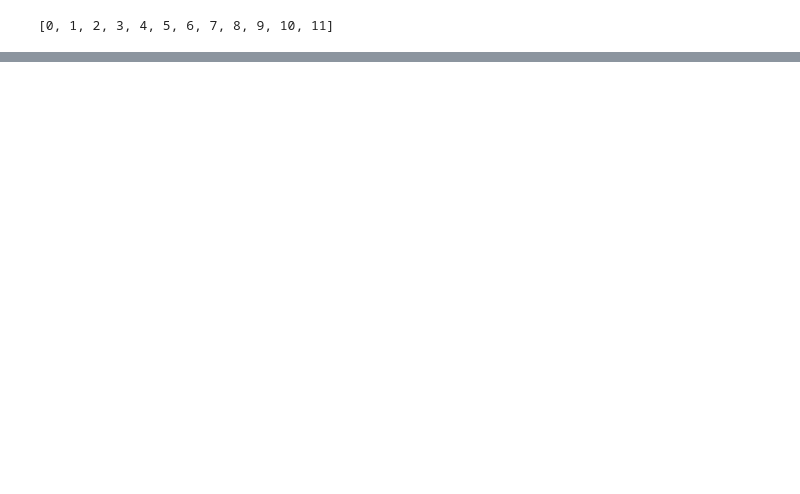
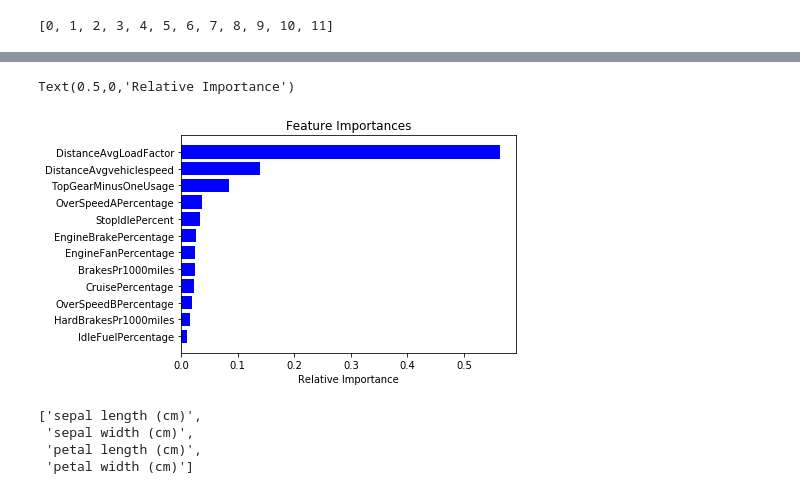
Before and after one commit to Kdswsj/TruckDriverBehaviorAndConsequences, a Jupyter notebook: RandomForestRegressor_FeatureImportance.ipynb, the cells around one changed output, grey strips where cells are left out. Saved outputs shown, nothing was run; the diff lists cells and outputs as text; code cells hidden in the pictures; blank space fills up the shorter version.

```diff
--- a/RandomForestRegressor_FeatureImportance.ipynb
+++ b/RandomForestRegressor_FeatureImportance.ipynb
@@ -24,6 +26,6 @@ X = df[['DistanceAvgLoadFactor', 'StopIdlePercent', 'DistanceAvgvehiclespeed','T
            'OverSpeedAPercentage', 'EngineFanPercentage']]
 y = df['DriveFuelEconomy']
 # %%
-regr = RandomForestRegressor(max_depth=10, random_state=0)
+regr = RandomForestRegressor(max_depth=12, random_state=0)
 regr.fit(X, y)
 # %% [output]
@@ -48,5 +48,13 @@ p = figure(plot_width = 400, plot_height=400)
+# %%
+features = ['DistanceAvgLoadFactor', 'StopIdlePercent', 'DistanceAvgvehiclespeed','TopGearMinusOneUsage', 'HardBrakesPr1000miles', \
+           'BrakesPr1000miles', 'IdleFuelPercentage', 'EngineBrakePercentage', 'CruisePercentage', 'OverSpeedBPercentage', \
+           'OverSpeedAPercentage', 'EngineFanPercentage']
 # %%
 y1 = [x for x in range(len(X.columns))]
 y1
 # %% [output]
 [0, 1, 2, 3, 4, 5, 6, 7, 8, 9, 10, 11]
+# %%
+importances = regr.feature_importances_
+indices = np.argsort(importances)
+f = [features[i] for i in indices]
@@ -58,0 +74,8 @@ show(p)
+# %%
+plt.title('Feature Importances')
+plt.barh(range(len(indices)), importances[indices], color='b', align='center')
+plt.yticks(range(len(indices)), f)
+plt.xlabel('Relative Importance')
+# %% [output]
+Text(0.5,0,'Relative Importance')
+[figure, added]
@@ -58,0 +84,7 @@ show(p)
+# %%
+iris['feature_names']
+# %% [output]
+['sepal length (cm)',
+ 'sepal width (cm)',
+ 'petal length (cm)',
+ 'petal width (cm)']
```
Also changed, not shown: parts of 9 cells of this notebook, 22 other files.
